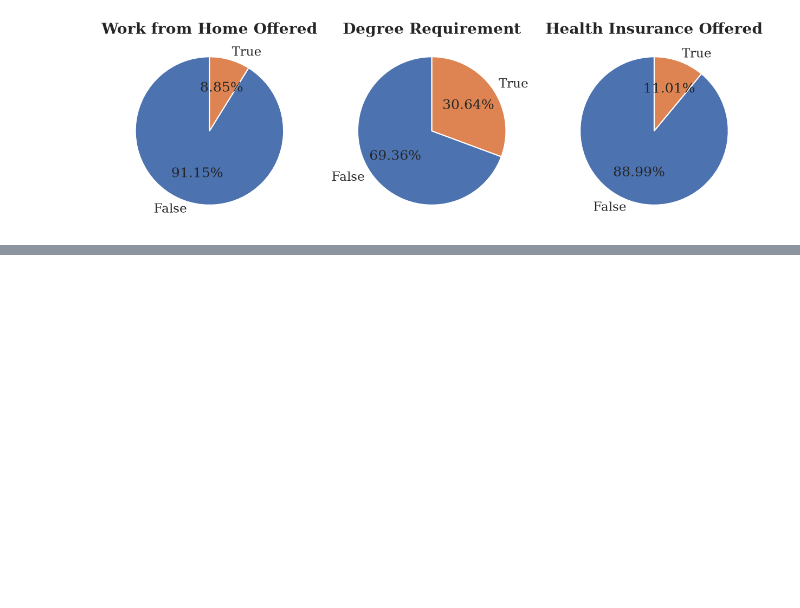
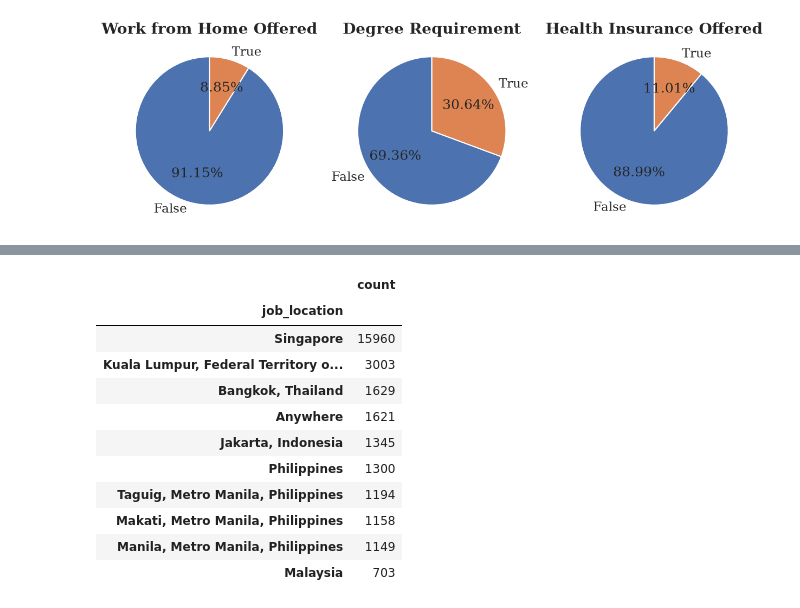
Before and after one commit to JohnnyQuant/Python_Data_Project, a Jupyter notebook: Project/1_EDA_Intro.ipynb, the cells around one changed output, grey strips where cells are left out. Drawn from its saved outputs; the diff is of its cells as text; code cells hidden in the pictures; blank space fills up the shorter version.

```diff
--- a/Project/1_EDA_Intro.ipynb
+++ b/Project/1_EDA_Intro.ipynb
@@ -195,0 +238,15 @@ job_titles = ['Data Analyst', 'Data Engineer', 'Data Scientist']
+# %%
+pf_location
+# %% [output]
+|  | count |
+| job_location |  |
+| Singapore | 15960 |
+| Kuala Lumpur, Federal Territory o... | 3003 |
+| Bangkok, Thailand | 1629 |
+| Anywhere | 1621 |
+| Jakarta, Indonesia | 1345 |
+| Philippines | 1300 |
+| Taguig, Metro Manila, Philippines | 1194 |
+| Makati, Metro Manila, Philippines | 1158 |
+| Manila, Metro Manila, Philippines | 1149 |
+| Malaysia | 703 |
```
Also changed, not shown: parts of 4 cells of this notebook.
